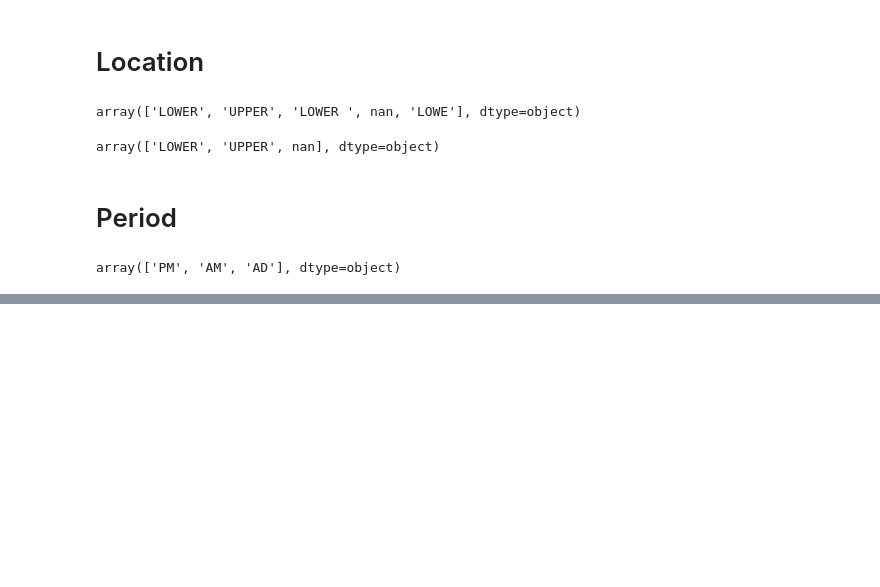
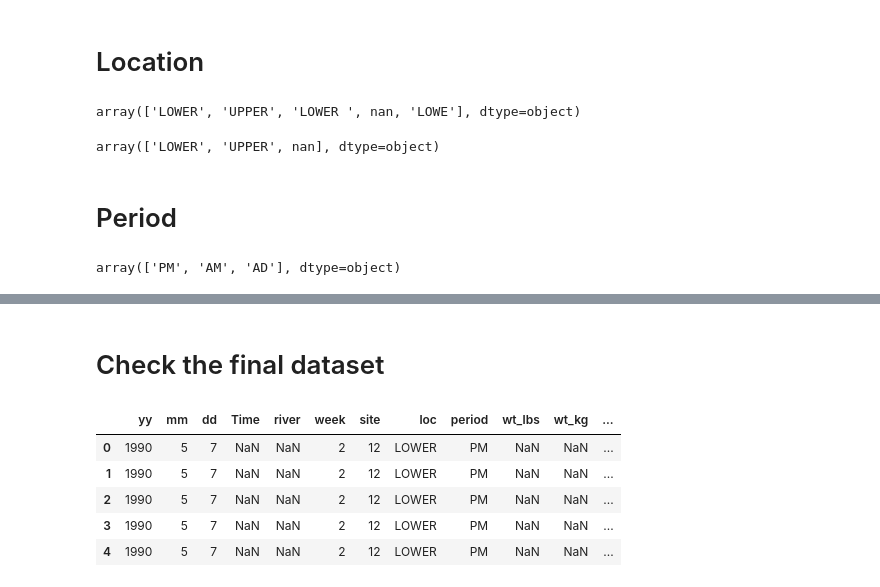
Before and after one commit to dfo-gulf-science/Gaspereau, a Jupyter notebook: 5. Data Cleaning - Gaspereau Length-Frequency.ipynb, the cells around one changed output, grey strips where cells are left out. Saved outputs shown, nothing was run; the diff lists cells and outputs as text; code cells hidden in the pictures; blank space fills up the shorter version.

```diff
--- a/5. Data Cleaning - Gaspereau Length-Frequency.ipynb
+++ b/5. Data Cleaning - Gaspereau Length-Frequency.ipynb
@@ -253,0 +363,11 @@ array(['PM', 'AM', 'AD'], dtype=object)
+# %% [markdown]
+# Check the final dataset
+# %%
+df.head()
+# %% [output]
+|  | yy | mm | dd | Time | river | week | site | loc | period | wt_lbs | wt_kg | ... |
+| 0 | 1990 | 5 | 7 | NaN | NaN | 2 | 12 | LOWER | PM | NaN | NaN | ... |
+| 1 | 1990 | 5 | 7 | NaN | NaN | 2 | 12 | LOWER | PM | NaN | NaN | ... |
+| 2 | 1990 | 5 | 7 | NaN | NaN | 2 | 12 | LOWER | PM | NaN | NaN | ... |
+| 3 | 1990 | 5 | 7 | NaN | NaN | 2 | 12 | LOWER | PM | NaN | NaN | ... |
+| 4 | 1990 | 5 | 7 | NaN | NaN | 2 | 12 | LOWER | PM | NaN | NaN | ... |
```
Also changed, not shown: parts of 44 cells of this notebook, 2 other files.
